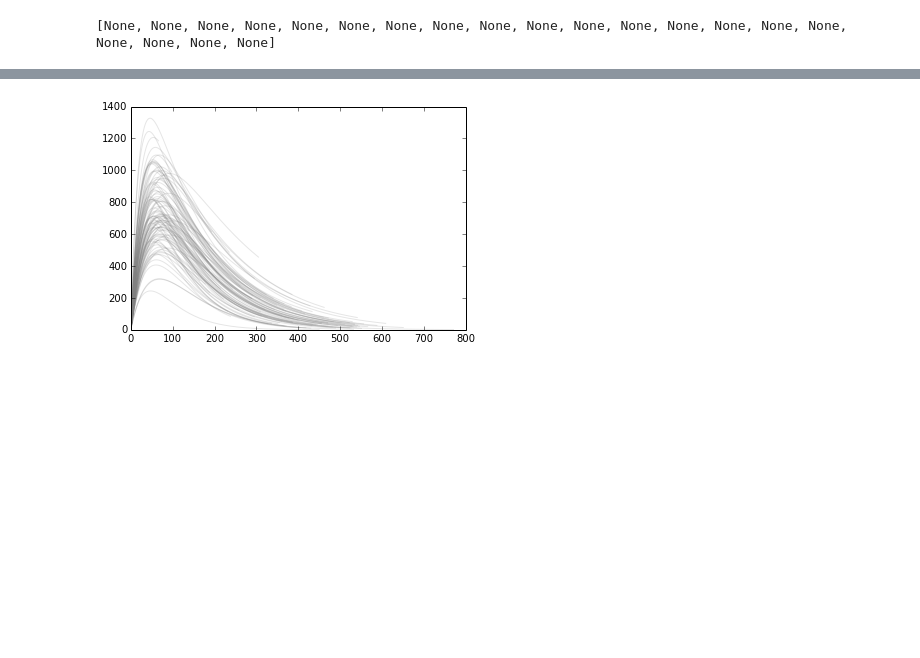
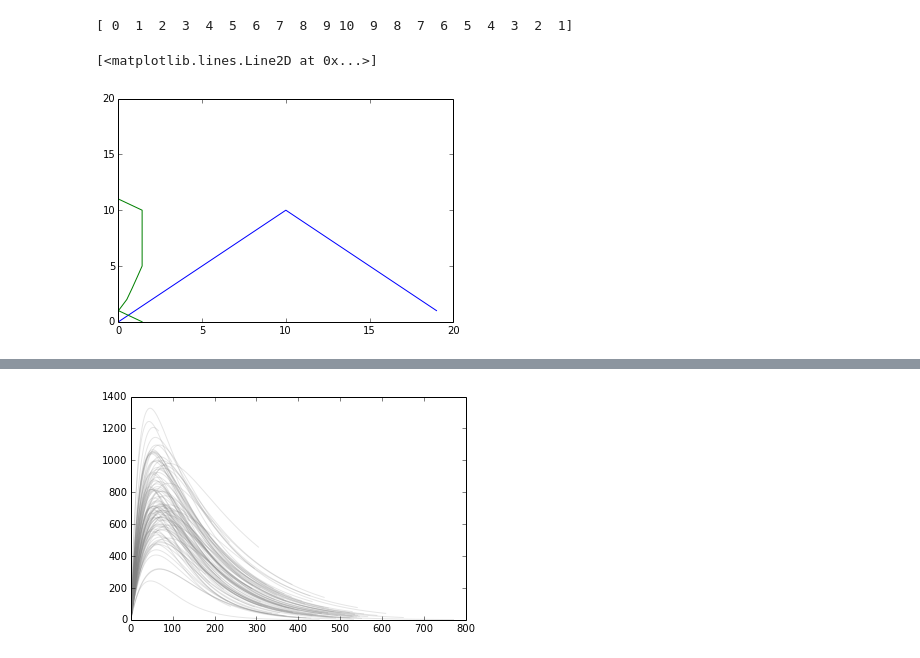
Before and after one commit to zmoldir/cal_neuroim, a Jupyter notebook: MAstuff_testbook.ipynb, the cells around one changed output, grey strips where cells are left out. Saved outputs shown, nothing was run; the diff lists cells and outputs as text; code cells hidden in the pictures; blank space fills up the shorter version.

```diff
--- a/MAstuff_testbook.ipynb
+++ b/MAstuff_testbook.ipynb
@@ -6,6 +7,14 @@ import matplotlib.pyplot as plt
-# %%
-print apList
-# %% [output]
-[None, None, None, None, None, None, None, None, None, None, None, None, None, None, None, None, None, None, None, None]
+# %%
+test= np.concatenate([range(0,10),range(10,0,-1)])
+print test
+meanArray = np.zeros(len(test))
+for pos,i in enumerate(test):
+    meanArray[i] = np.std(test[pos:pos+5])
+plt.plot(test)
+plt.plot(meanArray,range(20),)
+# %% [output]
+[ 0  1  2  3  4  5  6  7  8  9 10  9  8  7  6  5  4  3  2  1]
+[<matplotlib.lines.Line2D at 0x...>]
+[figure, added]
 # %%
 #code used for creation of set1 of simulated data
```
Also changed, not shown: parts of 3 cells of this notebook, 2 other files.
